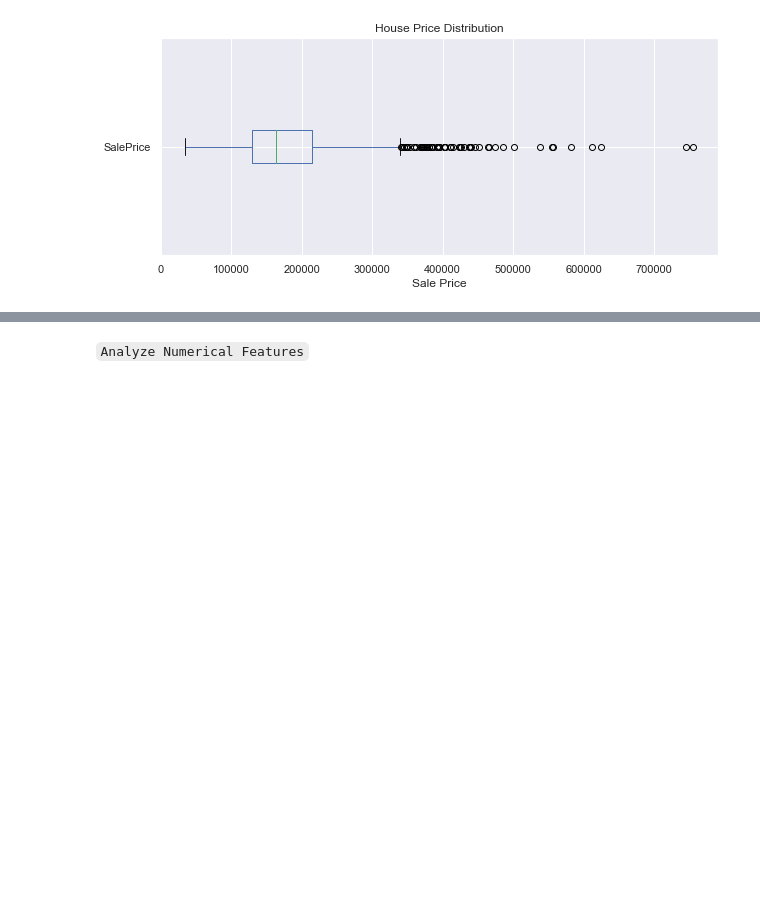
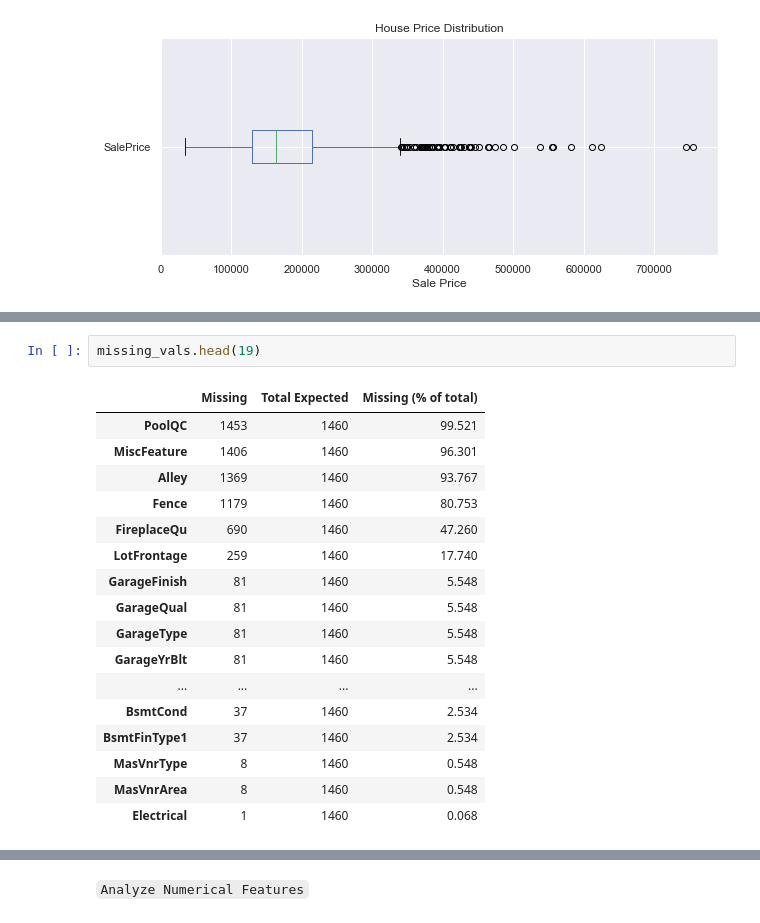
Before and after one commit to Masupa/KaggleLearning, a Jupyter notebook: HousePrices/eda.ipynb, the cells around one changed output, grey strips where cells are left out. Drawn from its saved outputs; the diff is of its cells as text; blank space fills up the shorter version.

```diff
--- a/HousePrices/eda.ipynb
+++ b/HousePrices/eda.ipynb
@@ -260,0 +297,20 @@ Range: $720100
+# %%
+missing_vals.head(19)
+# %% [output]
+|  | Missing | Total Expected | Missing (% of total) |
+| PoolQC | 1453 | 1460 | 99.521 |
+| MiscFeature | 1406 | 1460 | 96.301 |
+| Alley | 1369 | 1460 | 93.767 |
+| Fence | 1179 | 1460 | 80.753 |
+| FireplaceQu | 690 | 1460 | 47.260 |
+| LotFrontage | 259 | 1460 | 17.740 |
+| GarageFinish | 81 | 1460 | 5.548 |
+| GarageQual | 81 | 1460 | 5.548 |
+| GarageType | 81 | 1460 | 5.548 |
+| GarageYrBlt | 81 | 1460 | 5.548 |
+| ... | ... | ... | ... |
+| BsmtCond | 37 | 1460 | 2.534 |
+| BsmtFinType1 | 37 | 1460 | 2.534 |
+| MasVnrType | 8 | 1460 | 0.548 |
+| MasVnrArea | 8 | 1460 | 0.548 |
+| Electrical | 1 | 1460 | 0.068 |
```
Also changed, not shown: parts of 20 cells of this notebook.
